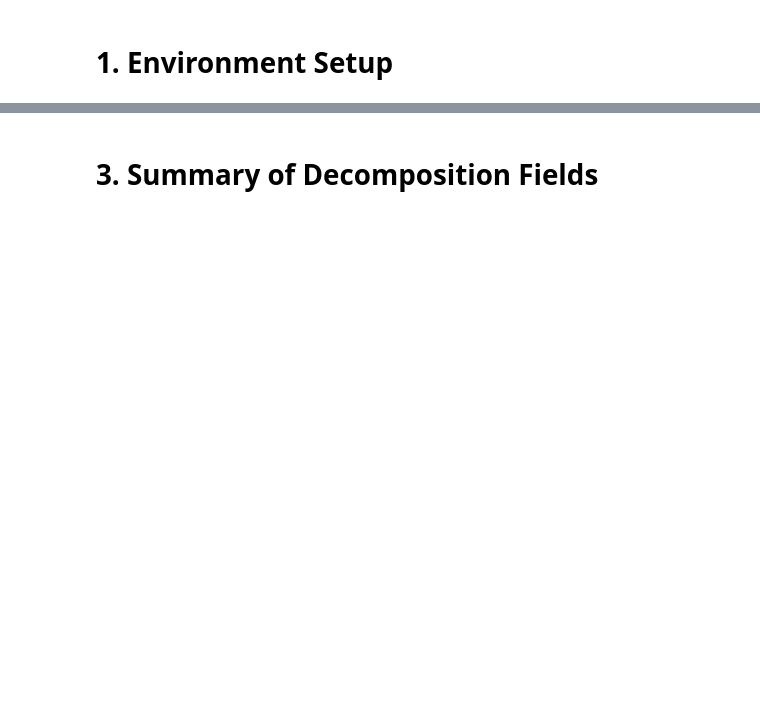
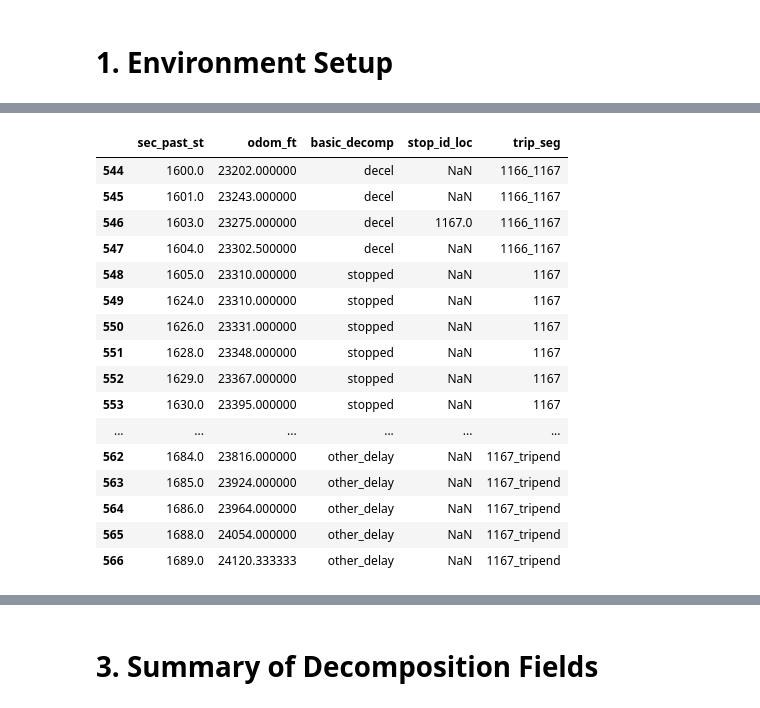
Before and after one commit to stevenschrayer/WMATA_AVL, a Jupyter notebook: docs/vignettes/04_Movement Decomposition.ipynb, the cells around one changed output, grey strips where cells are left out. Saved outputs shown, nothing was run; the diff lists cells and outputs as text; code cells hidden in the pictures; blank space fills up the shorter version.

```diff
--- a/docs/vignettes/04_Movement Decomposition.ipynb
+++ b/docs/vignettes/04_Movement Decomposition.ipynb
@@ -170,0 +404,2 @@ Note that to this point, there is no assertion that door open events occur at bu
+# %%
+rawnav_route_6 = wr.match_stops(rawnav_route_5, stop_index)
@@ -170,0 +436,29 @@ Note that to this point, there is no assertion that door open events occur at bu
+# %%
+rawnav_route_7 = wr.create_stop_segs(rawnav_route_6)
+# %%
+(
+    rawnav_route_7
+    .query('filename == "rawnav02205171017.txt" & index_run_start == 2327')
+    .query('sec_past_st >= 1600')
+    .assign(
+    )
+    .filter(['sec_past_st','odom_ft','basic_decomp','stop_id_loc','trip_seg'], axis = "columns")
+)
+# %% [output]
+|  | sec_past_st | odom_ft | basic_decomp | stop_id_loc | trip_seg |
+| 544 | 1600.0 | 23202.000000 | decel | NaN | 1166_1167 |
+| 545 | 1601.0 | 23243.000000 | decel | NaN | 1166_1167 |
+| 546 | 1603.0 | 23275.000000 | decel | 1167.0 | 1166_1167 |
+| 547 | 1604.0 | 23302.500000 | decel | NaN | 1166_1167 |
+| 548 | 1605.0 | 23310.000000 | stopped | NaN | 1167 |
+| 549 | 1624.0 | 23310.000000 | stopped | NaN | 1167 |
+| 550 | 1626.0 | 23331.000000 | stopped | NaN | 1167 |
+| 551 | 1628.0 | 23348.000000 | stopped | NaN | 1167 |
+| 552 | 1629.0 | 23367.000000 | stopped | NaN | 1167 |
+| 553 | 1630.0 | 23395.000000 | stopped | NaN | 1167 |
+| ... | ... | ... | ... | ... | ... |
+| 562 | 1684.0 | 23816.000000 | other_delay | NaN | 1167_tripend |
+| 563 | 1685.0 | 23924.000000 | other_delay | NaN | 1167_tripend |
+| 564 | 1686.0 | 23964.000000 | other_delay | NaN | 1167_tripend |
+| 565 | 1688.0 | 24054.000000 | other_delay | NaN | 1167_tripend |
+| 566 | 1689.0 | 24120.333333 | other_delay | NaN | 1167_tripend |
```
Also changed, not shown: parts of 55 cells of this notebook, 5 other files.
